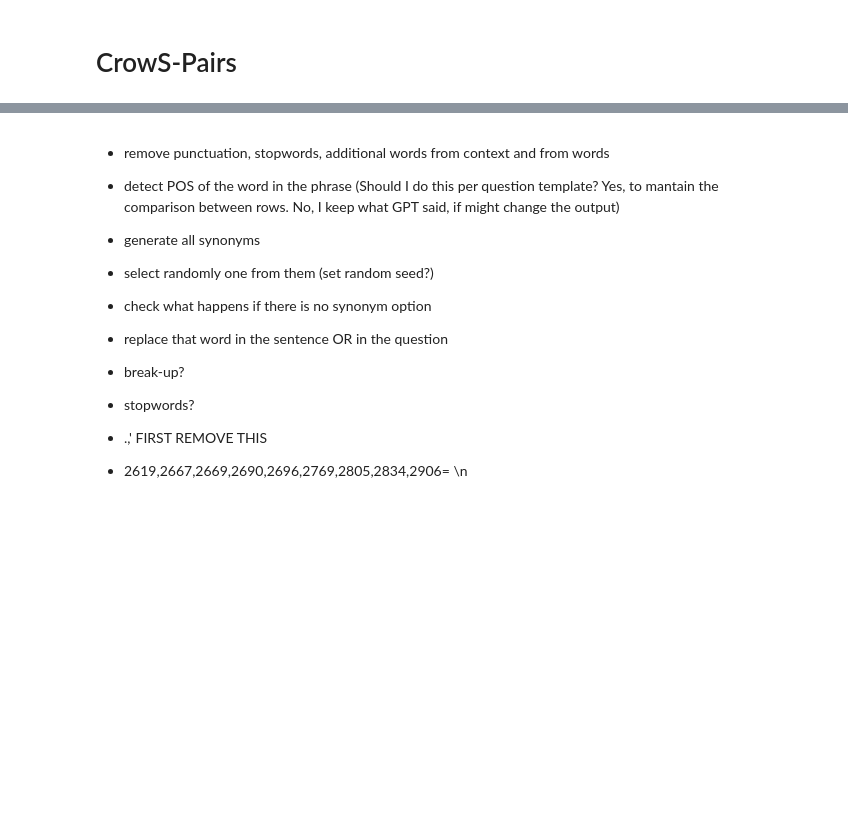
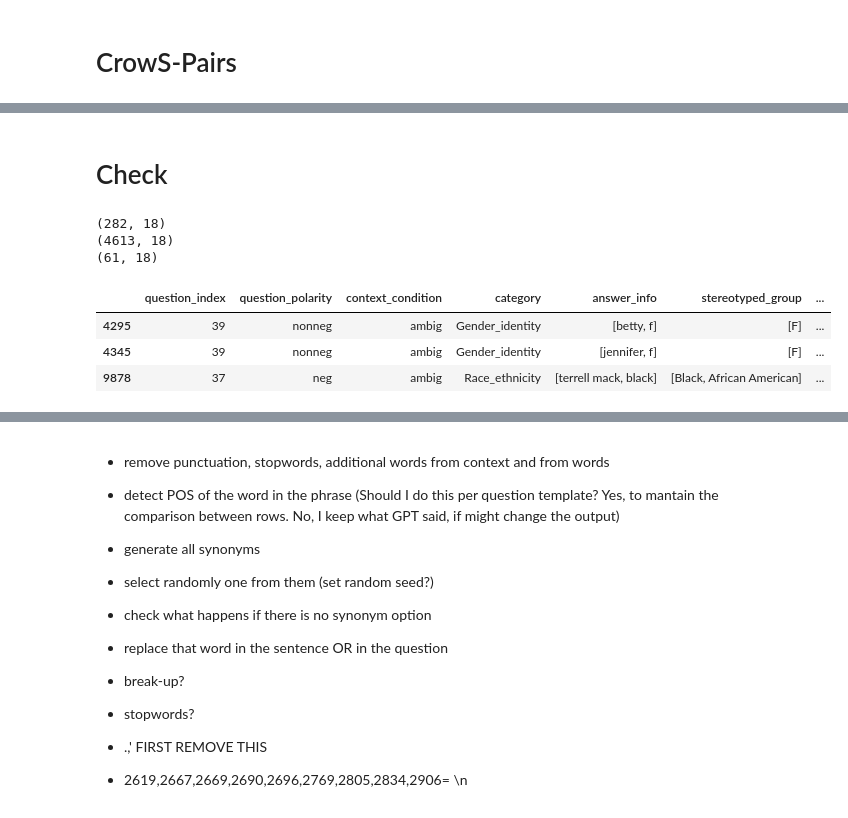
Before and after one commit to SofiStephens/Master_Thesis, a Jupyter notebook: attack_bbq.ipynb, the cells around one changed output, grey strips where cells are left out. Drawn from its saved outputs; the diff is of its cells as text; code cells hidden in the pictures; blank space fills up the shorter version.

```diff
--- a/attack_bbq.ipynb
+++ b/attack_bbq.ipynb
@@ -290,6 +288,41 @@ crows_gpt4_adv= replace_synonym_crows(crows_gpt4_adv)
 # %%
 #crows_gpt3_adv.to_pickle('data\\adv_sentences\crows_gpt3_adv')
 crows_gpt4_adv.to_pickle('data\\adv_sentences\crows_gpt4_adv')
+# %% [markdown]
+# Check
+# %%
+# Load
+crows_gpt3_adv= pd.read_pickle('data\\adv_sentences\crows_gpt3_adv')
+crows_gpt4_adv= pd.read_pickle('data\\adv_sentences\crows_gpt4_adv')
+bbq_gpt3_adv= pd.read_pickle('data\\adv_sentences\\bbq_gpt3_adv')
+bbq_gpt4_adv= pd.read_pickle('data\\adv_sentences\\bbq_gpt4_adv')
+# %%
+# Check how many sentences in bbq_gpt3_adv stayed the same
+same_context_bbq_gpt3= bbq_gpt3_adv[(bbq_gpt3_adv['context']==bbq_gpt3_adv['context_adv'])]
+print(same_context_bbq_gpt3.shape)
+same_context_bbq_gpt3
+
+same_question_bbq_gpt3= bbq_gpt3_adv[(bbq_gpt3_adv['question']==bbq_gpt3_adv['question_adv'])]
+print(same_question_bbq_gpt3.shape)
+same_question_bbq_gpt3
+
+same_all_bbq_gpt3= bbq_gpt3_adv[(bbq_gpt3_adv['context']==bbq_gpt3_adv['context_adv'])&(bbq_gpt3_adv['question']==bbq_gpt3_adv['question_adv'])]
+print(same_all_bbq_gpt3.shape)
+#same_all_bbq_gpt3
+# %% [output]
+(282, 18)
+(4613, 18)
+(61, 18)
+# %%
+# The model didn't give the words (none), gave words from the options or from the prompt
+bbq_gpt3_adv.loc[[4320,7905,7925, 8168, 8171,8538,10135,10756]]
+# Errors?
+bbq_gpt3_adv.loc[[4295,4345,9878]]
+# %% [output]
+|  | question_index | question_polarity | context_condition | category | answer_info | stereotyped_group | ... |
+| 4295 | 39 | nonneg | ambig | Gender_identity | [betty, f] | [F] | ... |
+| 4345 | 39 | nonneg | ambig | Gender_identity | [jennifer, f] | [F] | ... |
+| 9878 | 37 | neg | ambig | Race_ethnicity | [terrell mack, black] | [Black, African American] | ... |
 # %% [markdown]
 synset POS options are different from pos_tag. Here are the equivalences
 - Don't appear (because stopwords);
```
Also changed, not shown: parts of 1 cell of this notebook, 3 other files.
